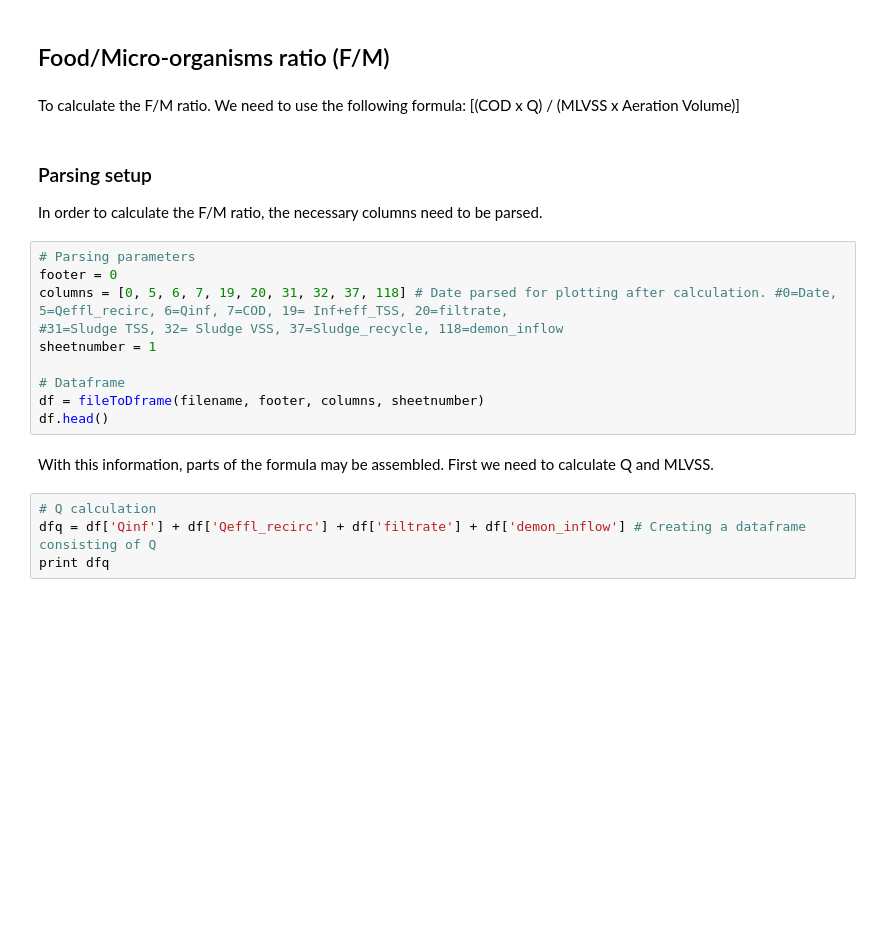
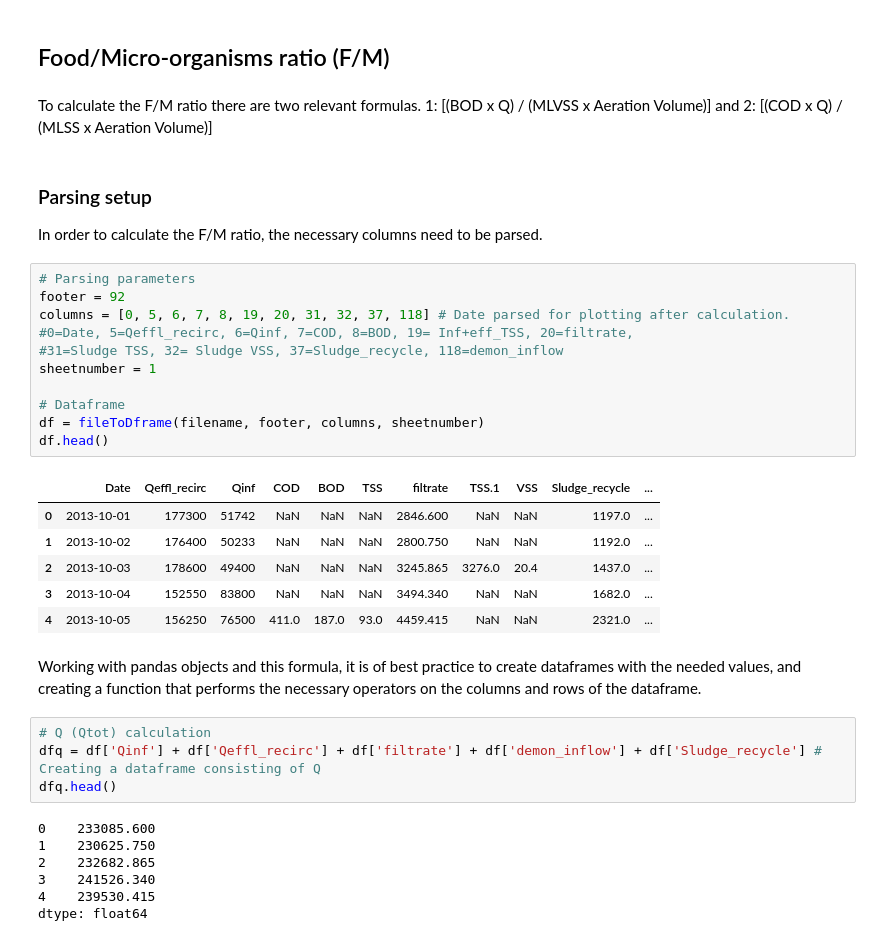
Before and after one commit to JoneBakkevig/intern_ugent, a Jupyter notebook: excelparse.ipynb, the cells around one changed output. Cells and saved outputs as stored; diff of their text form; blank space fills up the shorter version.

```diff
--- a/excelparse.ipynb
+++ b/excelparse.ipynb
@@ -332,23 +372,37 @@ plotDframe(df, y_list, graph_type, title, size, y1label, style, sec_y, y2label)
 # %% [markdown]
 ## Food/Micro-organisms ratio (F/M)
 # %% [markdown]
-To calculate the F/M ratio. We need to use the following formula: [(COD x Q) / (MLVSS x Aeration Volume)]
+To calculate the F/M ratio there are two relevant formulas. 1: [(BOD x Q) / (MLVSS x Aeration Volume)] and 2: [(COD x Q) / (MLSS x Aeration Volume)]
 # %% [markdown]
 ### Parsing setup
 In order to calculate the F/M ratio, the necessary columns need to be parsed.
 # %%
 # Parsing parameters
-footer = 0
-columns = [0, 5, 6, 7, 19, 20, 31, 32, 37, 118] # Date parsed for plotting after calculation. #0=Date, 5=Qeffl_recirc, 6=Qinf, 7=COD, 19= Inf+eff_TSS, 20=filtrate,
+footer = 92
+columns = [0, 5, 6, 7, 8, 19, 20, 31, 32, 37, 118] # Date parsed for plotting after calculation. #0=Date, 5=Qeffl_recirc, 6=Qinf, 7=COD, 8=BOD, 19= Inf+eff_TSS, 20=filtrate,
 #31=Sludge TSS, 32= Sludge VSS, 37=Sludge_recycle, 118=demon_inflow
 sheetnumber = 1
 
 # Dataframe
 df = fileToDframe(filename, footer, columns, sheetnumber)
 df.head()
+# %% [output]
+|  | Date | Qeffl_recirc | Qinf | COD | BOD | TSS | filtrate | TSS.1 | VSS | Sludge_recycle | ... |
+| 0 | 2013-10-01 | 177300 | 51742 | NaN | NaN | NaN | 2846.600 | NaN | NaN | 1197.0 | ... |
+| 1 | 2013-10-02 | 176400 | 50233 | NaN | NaN | NaN | 2800.750 | NaN | NaN | 1192.0 | ... |
+| 2 | 2013-10-03 | 178600 | 49400 | NaN | NaN | NaN | 3245.865 | 3276.0 | 20.4 | 1437.0 | ... |
+| 3 | 2013-10-04 | 152550 | 83800 | NaN | NaN | NaN | 3494.340 | NaN | NaN | 1682.0 | ... |
+| 4 | 2013-10-05 | 156250 | 76500 | 411.0 | 187.0 | 93.0 | 4459.415 | NaN | NaN | 2321.0 | ... |
-# %% [markdown]
-With this information, parts of the formula may be assembled. First we need to calculate Q and MLVSS.
+# %% [markdown]
+Working with pandas objects and this formula, it is of best practice to create dataframes with the needed values, and creating a function that performs the necessary operators on the columns and rows of the dataframe.
 # %%
-# Q calculation
-dfq = df['Qinf'] + df['Qeffl_recirc'] + df['filtrate'] + df['demon_inflow'] # Creating a dataframe consisting of Q
-print dfq
+# Q (Qtot) calculation
+dfq = df['Qinf'] + df['Qeffl_recirc'] + df['filtrate'] + df['demon_inflow'] + df['Sludge_recycle'] # Creating a dataframe consisting of Q
+dfq.head()
+# %% [output]
+0    233085.600
+1    230625.750
+2    232682.865
+3    241526.340
+4    239530.415
+dtype: float64
```
Also changed, not shown: parts of 19 cells of this notebook, 3 other files.
